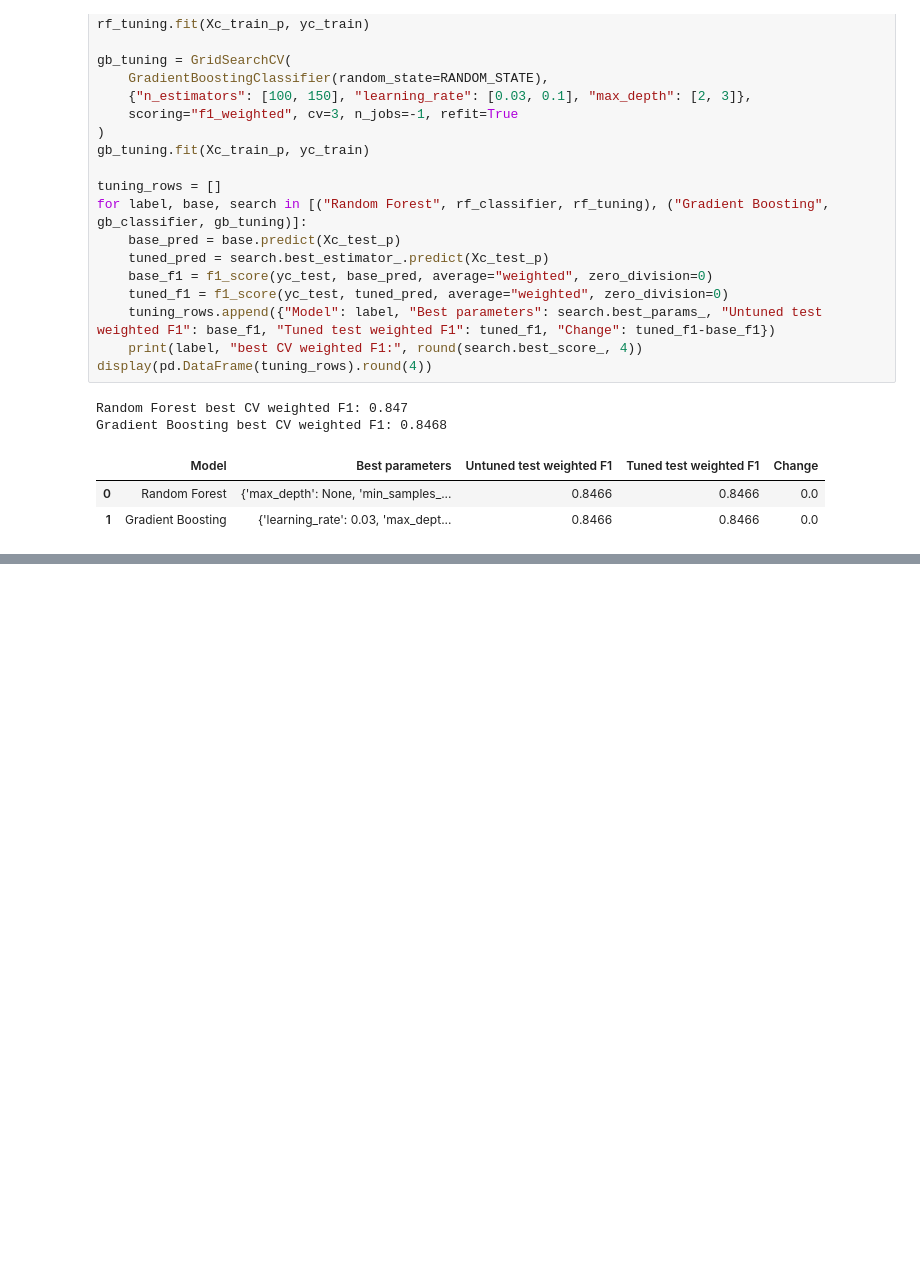
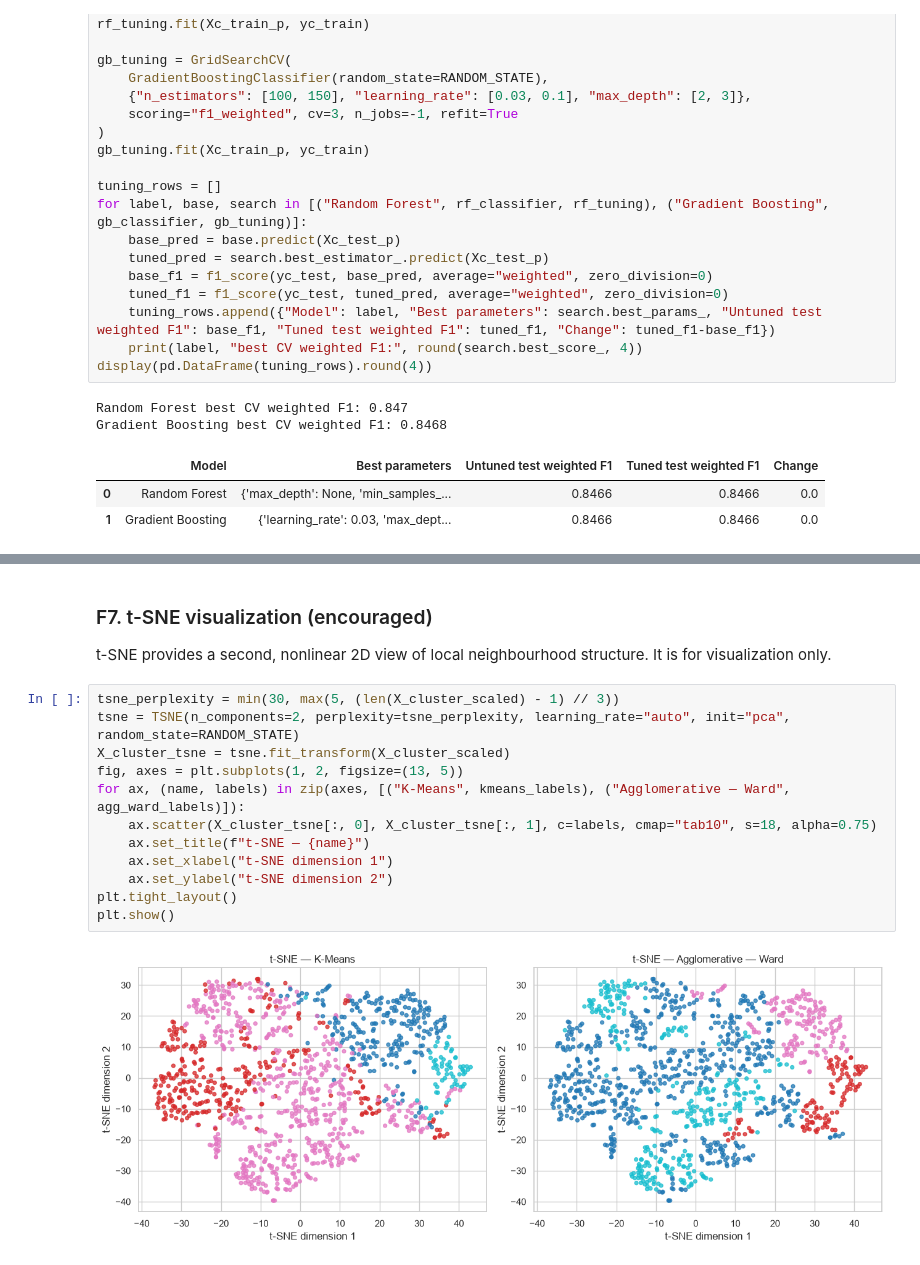
Before and after one commit to Ramjith821/RetailSalestest, a Jupyter notebook: Retail_store.ipynb, the cells around one changed output, grey strips where cells are left out. Drawn from its saved outputs; the diff is of its cells as text; blank space fills up the shorter version.

```diff
--- a/Retail_store.ipynb
+++ b/Retail_store.ipynb
@@ -1447,0 +1659,18 @@ Gradient Boosting best CV weighted F1: 0.8468
+# %% [markdown]
+### F7. t-SNE visualization (encouraged)
+
+t-SNE provides a second, nonlinear 2D view of local neighbourhood structure. It is for visualization only.
+# %%
+tsne_perplexity = min(30, max(5, (len(X_cluster_scaled) - 1) // 3))
+tsne = TSNE(n_components=2, perplexity=tsne_perplexity, learning_rate="auto", init="pca", random_state=RANDOM_STATE)
+X_cluster_tsne = tsne.fit_transform(X_cluster_scaled)
+fig, axes = plt.subplots(1, 2, figsize=(13, 5))
+for ax, (name, labels) in zip(axes, [("K-Means", kmeans_labels), ("Agglomerative — Ward", agg_ward_labels)]):
+    ax.scatter(X_cluster_tsne[:, 0], X_cluster_tsne[:, 1], c=labels, cmap="tab10", s=18, alpha=0.75)
+    ax.set_title(f"t-SNE — {name}")
+    ax.set_xlabel("t-SNE dimension 1")
+    ax.set_ylabel("t-SNE dimension 2")
+plt.tight_layout()
+plt.show()
+# %% [output]
+[figure, added]
```
Also changed, not shown: parts of 16 cells of this notebook.
